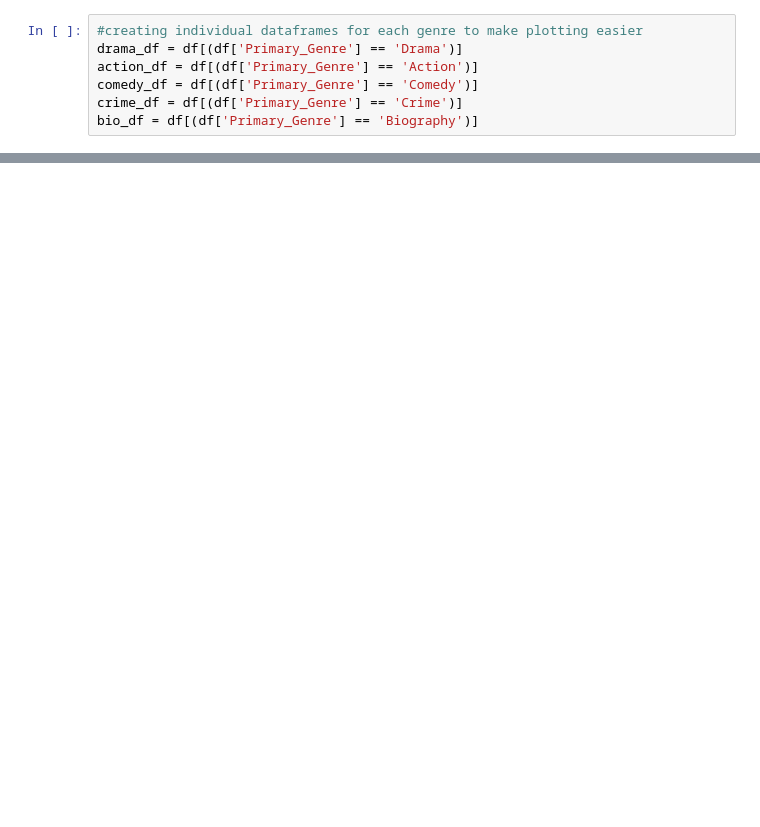
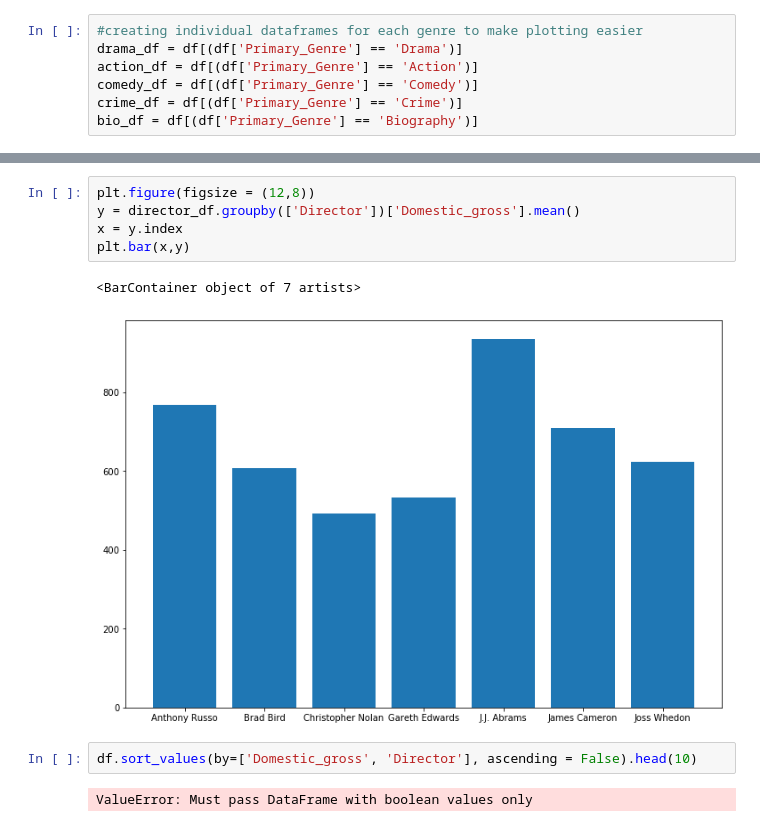
Before and after one commit to alieubaldeh1/Movies_Recomendations, a Jupyter notebook: Bang_for_your_Buck/Analyzing the Data.ipynb, the cells around one changed output, grey strips where cells are left out. Saved outputs shown, nothing was run; the diff lists cells and outputs as text; blank space fills up the shorter version.

```diff
--- a/Bang_for_your_Buck/Analyzing the Data.ipynb
+++ b/Bang_for_your_Buck/Analyzing the Data.ipynb
@@ -89,0 +111,12 @@ plt.show()
+# %%
+plt.figure(figsize = (12,8))
+y = director_df.groupby(['Director'])['Domestic_gross'].mean()
+x = y.index
+plt.bar(x,y)
+# %% [output]
+<BarContainer object of 7 artists>
+[figure, added]
+# %%
+df.sort_values(by=['Domestic_gross', 'Director'], ascending = False).head(10)
+# %% [output]
+ValueError: Must pass DataFrame with boolean values only
```
Also changed, not shown: parts of 7 cells of this notebook, 2 other files.
